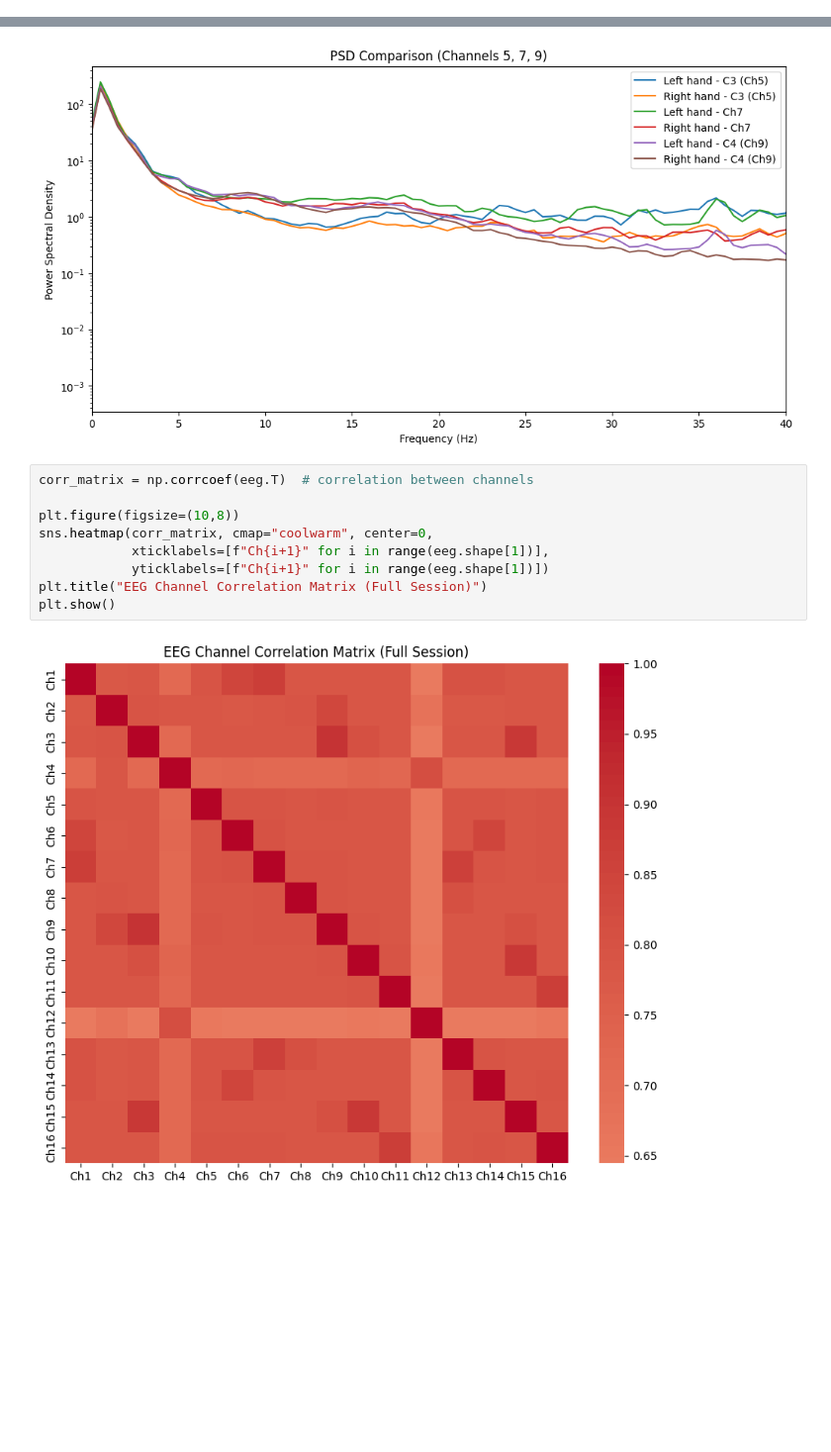
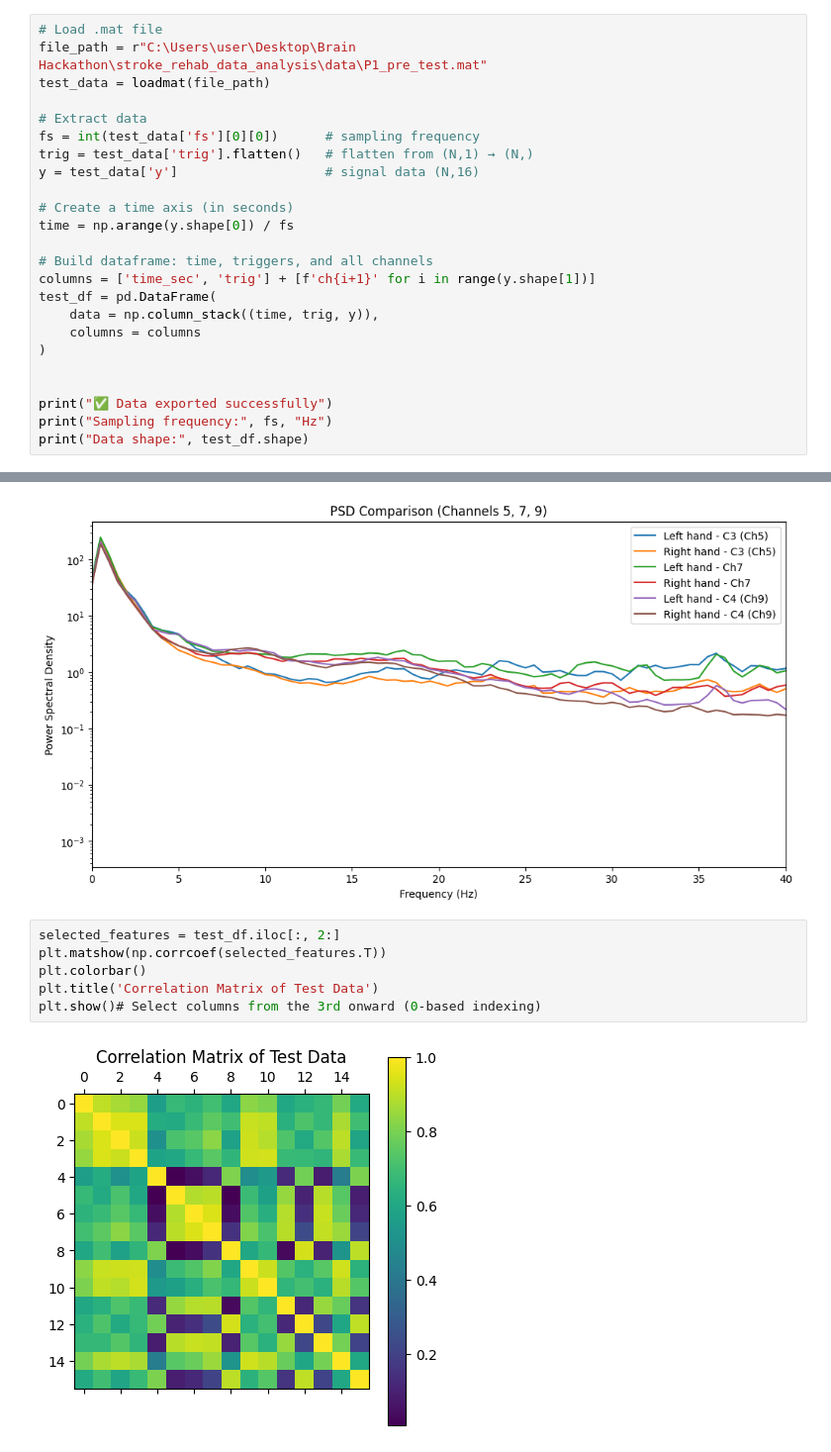
Before and after one commit to Jideco/stroke_rehab_data_analysis, a Jupyter notebook: all_channel_data_preparation_and_preprocessing.ipynb, the cells around one changed output, grey strips where cells are left out. Shown at 99% size. Cells and saved outputs as stored; diff of their text form; blank space fills up the shorter version.

```diff
--- a/all_channel_data_preparation_and_preprocessing.ipynb
+++ b/all_channel_data_preparation_and_preprocessing.ipynb
@@ -36,3 +42,27 @@ print("Data shape:", df.shape)
 ✅ Data exported successfully
 Sampling frequency: 256 Hz
 Data shape: (271816, 18)
+# %%
+# Load .mat file
+file_path = r"C:\Users\user\Desktop\Brain Hackathon\stroke_rehab_data_analysis\data\P1_pre_test.mat"
+test_data = loadmat(file_path)
+
+# Extract data
+fs = int(test_data['fs'][0][0])      # sampling frequency
+trig = test_data['trig'].flatten()   # flatten from (N,1) → (N,)
+y = test_data['y']                   # signal data (N,16)
+
+# Create a time axis (in seconds)
+time = np.arange(y.shape[0]) / fs
+
+# Build dataframe: time, triggers, and all channels
+columns = ['time_sec', 'trig'] + [f'ch{i+1}' for i in range(y.shape[1])]
+test_df = pd.DataFrame(
+    data = np.column_stack((time, trig, y)),
+    columns = columns
+)
+
+
+print("✅ Data exported successfully")
+print("Sampling frequency:", fs, "Hz")
+print("Data shape:", test_df.shape)
@@ -141,14 +207,11 @@ plt.show()
 Left trials: (81920, 1280, 16)
 Right trials: (80913, 1280, 16)
 [figure]
-# %%
-corr_matrix = np.corrcoef(eeg.T)  # correlation between channels
-
-plt.figure(figsize=(10,8))
-sns.heatmap(corr_matrix, cmap="coolwarm", center=0,
-            xticklabels=[f"Ch{i+1}" for i in range(eeg.shape[1])],
-            yticklabels=[f"Ch{i+1}" for i in range(eeg.shape[1])])
-plt.title("EEG Channel Correlation Matrix (Full Session)")
-plt.show()
-# %% [output]
-[figure, removed]
+# %%
+selected_features = test_df.iloc[:, 2:]
+plt.matshow(np.corrcoef(selected_features.T))
+plt.colorbar()
+plt.title('Correlation Matrix of Test Data')
+plt.show()# Select columns from the 3rd onward (0-based indexing)
+# %% [output]
+[figure, added]
```
Also changed, not shown: parts of 16 cells of this notebook, 1 other file.
